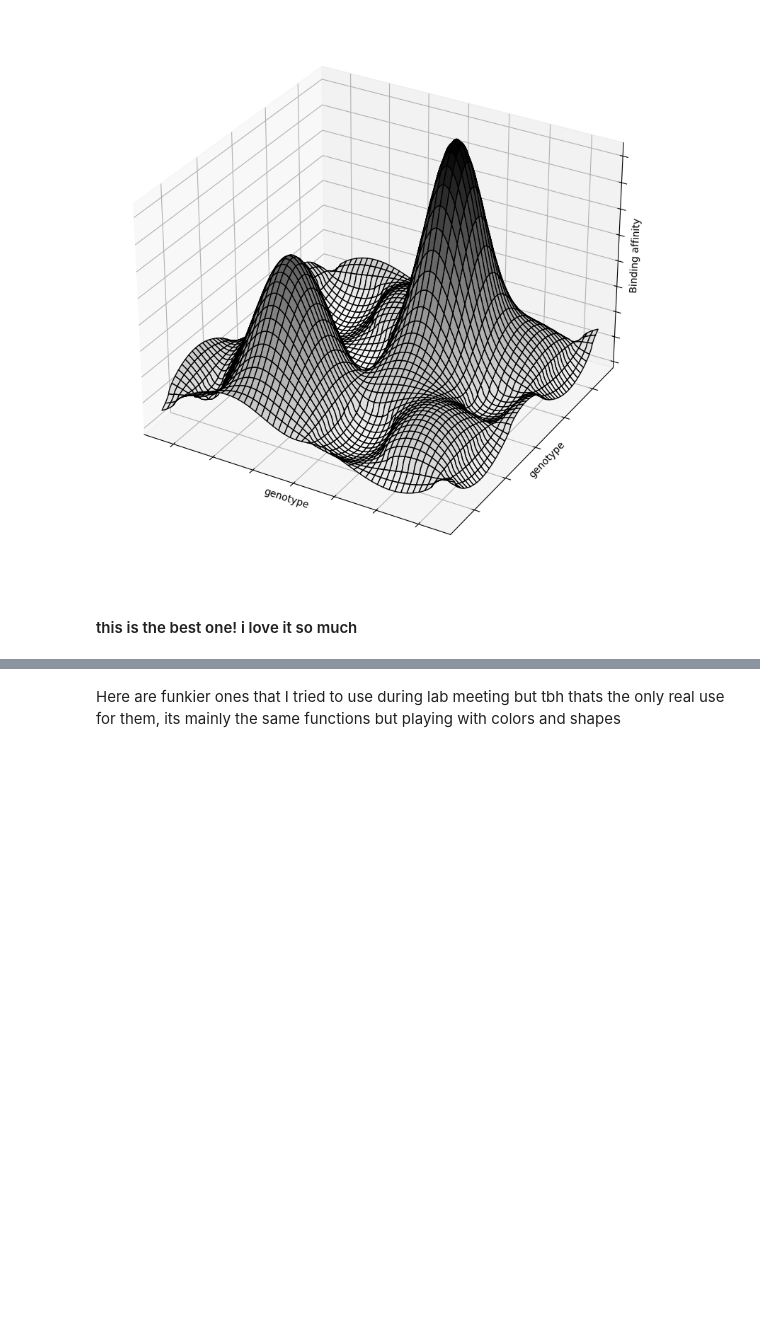
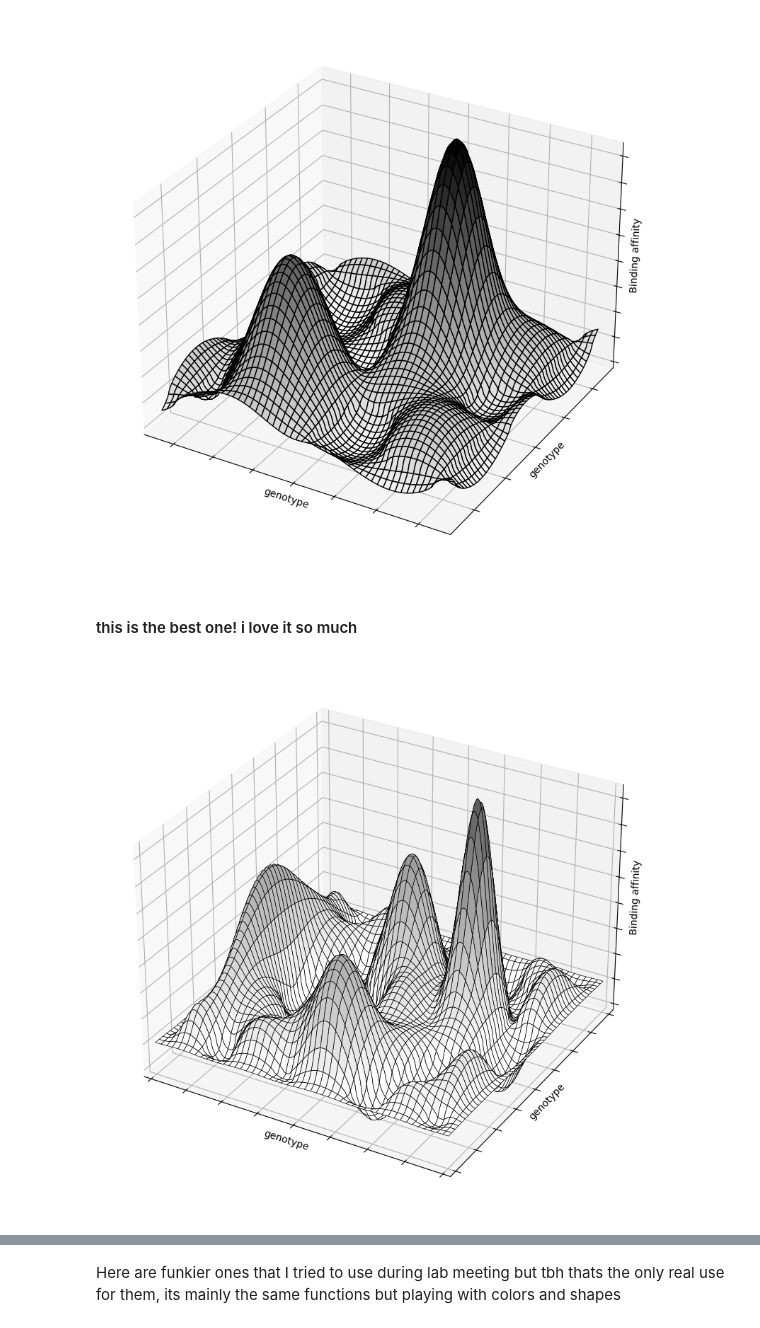
Before and after one commit to Anthony-Khalifeh/gp-landscape-generator, a Jupyter notebook: gp_landscape_generation.ipynb, the cells around one changed output, grey strips where cells are left out. Cells and saved outputs as stored; diff of their text form; code cells hidden in the pictures; blank space fills up the shorter version.

```diff
--- a/gp_landscape_generation.ipynb
+++ b/gp_landscape_generation.ipynb
@@ -65,6 +65,69 @@ plt.show()
 [figure]
 # %% [markdown]
 #### this is the best one! i love it so much
+# %%
+#best one so far
+#This is what I used on my poster, it flattens the edges and i think it looks cleaner
+#specify the width and height(other width lol) here
+
+width=10
+otherwidth=8
+# Generate a high-resolution grid
+x = np.linspace(-width, width, 500)  # Higher resolution for smoothness
+y = np.linspace(-otherwidth, otherwidth, 500)
+X, Y = np.meshgrid(x, y)
+# Define the elevation function with variable peak heights
+Z = (0.13*np.sin(0.5*X)*np.cos(0.6*Y) +
+     2*np.exp(-((X - 5)**2 + (Y-2)**2/2)) +  # tall dramatic peak
+     (1.0*np.exp(-((X)**2 + (Y - 3)**2)/2.5)) +  # lower peak 1
+     0.85*np.exp(-((X - 1)**2 + (Y + 5)**2)/3.5) +  # lower peak 2 closer left one
+     0.65*np.exp(-(X + 8)**2/1.3)*np.exp(-(Y)**2/32) +  # low ridge on left
+     0.1*np.sin(1.25*X)*np.cos(0.85*Y))
+# Very gentle falloff - only affects the outer edges
+edge_margin_x = 2  # how many units from edge to start dropping
+edge_margin_y = 2
+#Change the numerator in the fraction to make the edges become more flat, I think 2 is perfect but 2-5 is fine
+numerator = 3
+edge_falloff_x = np.exp(-np.maximum(0, np.abs(X) - (width - edge_margin_x))**numerator/1.5)
+edge_falloff_y = np.exp(-np.maximum(0, np.abs(Y) - (otherwidth - edge_margin_y))**numerator/1.5)
+edge_falloff = edge_falloff_x * edge_falloff_y
+
+Z = Z * edge_falloff
+Z = np.sign(Z) * np.abs(Z) ** 0.7  # Flatten valleys while preserving peak variety
+# Normalize Z values for coloring
+Z_min, Z_max = Z.min(), Z.max()
+norm = (Z - Z_min) / (Z_max - Z_min)  # Normalize between 0 and 1
+# Create the figure
+fig = plt.figure(figsize=(10, 10))
+ax = fig.add_subplot(1,1,1, projection='3d')
+#ax.view_init(elev=30, azim=135) #use this to change the angle, kinda funky tho
+
+ax.plot_surface(X, Y, Z,
+                cmap="binary",       # continuous grayscale
+                vmin=-0,
+                vmax= 2.5,
+                edgecolor="k",
+                linewidth=.5,
+                antialiased=True,
+                shade=False)          # let matplotlib interpolate lighting
+
+# Remove axes
+plt.xticks(color='w')
+plt.yticks(color='w')
+ax.zaxis.set_tick_params(labelcolor='white')
+
+#ax.set_zticks([])
+ax.axis('on')
+ax.set_xlabel('genotype', labelpad= -10)
+ax.set_ylabel('genotype', labelpad= -10)
+ax.set_zlabel('Binding affinity', labelpad= -10)
+ax.set_xlim(-width-.5,width+.5), ax.set_ylim(-otherwidth-.5,otherwidth+.5),  ax.set_zlim(-.25,1.5)
+# Show the plot
+plt.show()
+
+#fig.savefig("FitLandscape_binary_evenpeaks.pdf", dpi=500)
+# %% [output]
+[figure, added]
 # %%
 #best one so far
 #This is what I used on my poster, it flattens the edges and i think it looks cleaner
```
Also changed, not shown: parts of 1 cell of this notebook, 1 other file.
